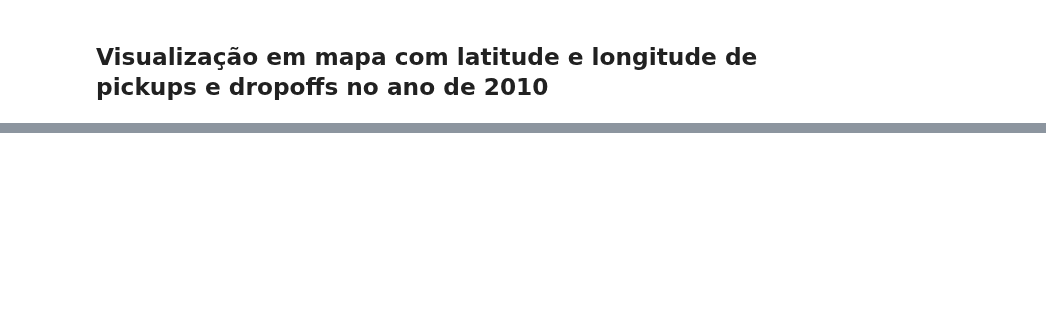
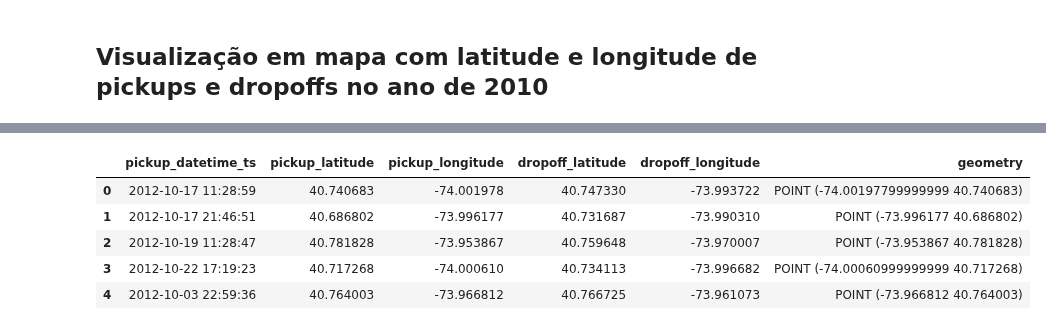
Before and after one commit to gabfr/data-engineering-nanodegree, a Jupyter notebook: explorations/nyc-taxi-challenge.ipynb, the cells around one changed output, grey strips where cells are left out. Drawn from its saved outputs; the diff is of its cells as text; code cells hidden in the pictures; blank space fills up the shorter version.

Commit message:
testing some solutions to plot the map: first geopandas (not great experience). Now testing folium

```diff
--- a/explorations/nyc-taxi-challenge.ipynb
+++ b/explorations/nyc-taxi-challenge.ipynb
@@ -352,0 +446,16 @@ trips_on_weekend.limit(10).toPandas()
+# %%
+pickup_gdf = geopandas.GeoDataFrame(
+    trips_from_2012_pd_df,
+    geometry=geopandas.points_from_xy(
+        trips_from_2012_pd_df.pickup_longitude,
+        trips_from_2012_pd_df.pickup_latitude
+    )
+)
+pickup_gdf.head()
+# %% [output]
+|  | pickup_datetime_ts | pickup_latitude | pickup_longitude | dropoff_latitude | dropoff_longitude | geometry |
+| 0 | 2012-10-17 11:28:59 | 40.740683 | -74.001978 | 40.747330 | -73.993722 | POINT (-74.00197799999999 40.740683) |
+| 1 | 2012-10-17 21:46:51 | 40.686802 | -73.996177 | 40.731687 | -73.990310 | POINT (-73.996177 40.686802) |
+| 2 | 2012-10-19 11:28:47 | 40.781828 | -73.953867 | 40.759648 | -73.970007 | POINT (-73.953867 40.781828) |
+| 3 | 2012-10-22 17:19:23 | 40.717268 | -74.000610 | 40.734113 | -73.996682 | POINT (-74.00060999999999 40.717268) |
+| 4 | 2012-10-03 22:59:36 | 40.764003 | -73.966812 | 40.766725 | -73.961073 | POINT (-73.966812 40.764003) |
```
Also changed, not shown: parts of 6 cells of this notebook.
